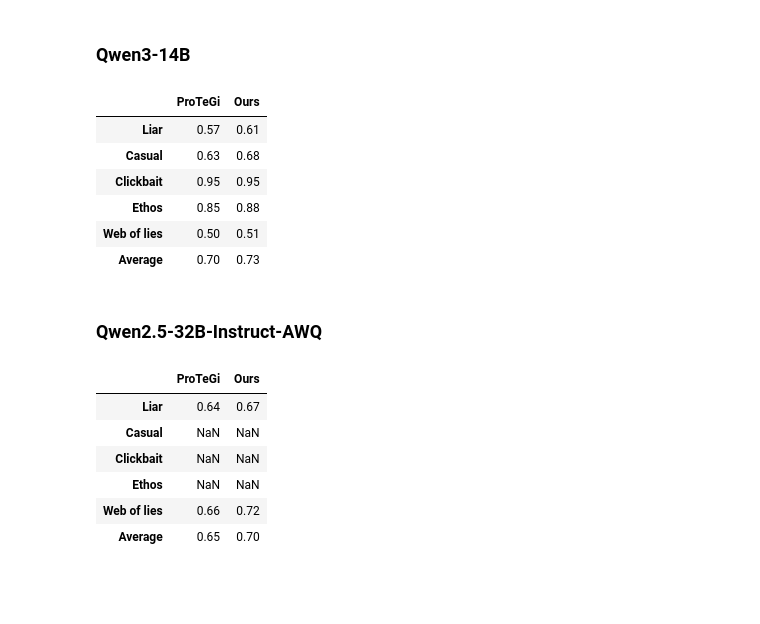
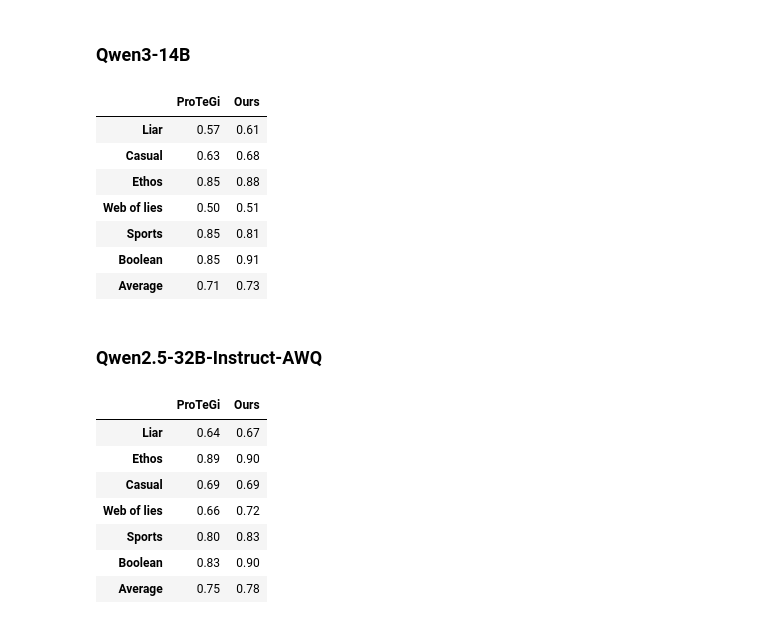
Before and after one commit to viet2005-68/APO, a Jupyter notebook: comparision.ipynb, the cells around one changed output. Drawn from its saved outputs; the diff is of its cells as text; code cells hidden in the pictures; blank space fills up the shorter version.

```diff
--- a/comparision.ipynb
+++ b/comparision.ipynb
@@ -174,19 +184,21 @@ metrics = pd.DataFrame(
         "ProTeGi": [
             mean_liar_protegi.round(2),
             mean_casual_protegi.round(2),
-            mean_clickbait_protegi.round(2),
             mean_ethos_protegi.round(2),
-            mean_web_of_lies_protegi.round(2)
+            mean_web_of_lies_protegi.round(2),
+            mean_sports_understanding_protegi.round(2),
+            mean_boolean_expressions_protegi.round(2)
         ],
         "Ours": [
             mean_liar_ours.round(2),
             mean_casual_ours.round(2),
-            mean_clickbait_ours.round(2),
             mean_ethos_ours.round(2),
-            mean_web_of_lies_ours.round(2)
+            mean_web_of_lies_ours.round(2),
+            mean_sports_understanding_ours.round(2),
+            mean_boolean_expressions_ours.round(2)
         ]
     },
-    index=['Liar', 'Casual', 'Clickbait', 'Ethos', 'Web of lies']
+    index=['Liar', 'Casual', 'Ethos', 'Web of lies', 'Sports', 'Boolean']
 )
 metrics.loc['Average'] = metrics.mean().round(2)
 metrics
@@ -194,10 +206,11 @@ metrics
 |  | ProTeGi | Ours |
 | Liar | 0.57 | 0.61 |
 | Casual | 0.63 | 0.68 |
-| Clickbait | 0.95 | 0.95 |
 | Ethos | 0.85 | 0.88 |
 | Web of lies | 0.50 | 0.51 |
-| Average | 0.70 | 0.73 |
+| Sports | 0.85 | 0.81 |
+| Boolean | 0.85 | 0.91 |
+| Average | 0.71 | 0.73 |
 # %% [markdown]
 ### Qwen2.5-32B-Instruct-AWQ
 # %%
@@ -206,8 +219,8 @@ liar_ours_test_samples = [0.6442516268980477, 0.6963123644251626]
 mean_liar_protegi = np.mean(liar_protegi_test_samples)
 mean_liar_ours = np.mean(liar_ours_test_samples)
 # %%
-casual_protegi_test_samples = []
-casual_ours_test_samples = []
+casual_protegi_test_samples = [0.6814159292035398, 0.6991150442477876]
+casual_ours_test_samples = [0.6637168141592921, 0.7079646017699115]
 mean_casual_protegi = np.mean(casual_protegi_test_samples)
 mean_casual_ours = np.mean(casual_ours_test_samples)
 # %%
@@ -216,8 +229,8 @@ clickbait_ours_test_samples = []
 mean_clickbait_protegi = np.mean(clickbait_protegi_test_samples)
 mean_clickbait_ours = np.mean(clickbait_ours_test_samples)
 # %%
-ethos_protegi_test_samples = []
-ethos_ours_test_samples = []
+ethos_protegi_test_samples = [0.8866666666666667]
+ethos_ours_test_samples = [0.9]
 mean_ethos_protegi = np.mean(ethos_protegi_test_samples)
 mean_ethos_ours = np.mean(ethos_ours_test_samples)
 # %%
@@ -225,33 +238,46 @@ web_of_lies_protegi_test_samples = [0.6333333333333333, 0.6866666666666666]
 web_of_lies_ours_test_samples = [0.7333333333333333, 0.7133333333333334]
 mean_web_of_lies_protegi = np.mean(web_of_lies_protegi_test_samples)
 mean_web_of_lies_ours = np.mean(web_of_lies_ours_test_samples)
+# %%
+sports_understanding_protegi_test_samples = [0.82, 0.78]
+sports_understanding_ours_test_samples = [0.88, 0.7866666666666666]
+mean_sports_understanding_protegi = np.mean(sports_understanding_protegi_test_samples)
+mean_sports_understanding_ours = np.mean(sports_understanding_ours_test_samples)
+# %%
+boolean_expressions_protegi_test_samples = [0.82, 0.84]
+boolean_expressions_ours_test_samples = [0.88, 0.9133333333333333]
+mean_boolean_expressions_protegi = np.mean(boolean_expressions_protegi_test_samples)
+mean_boolean_expressions_ours = np.mean(boolean_expressions_ours_test_samples)
 # %%
 metrics = pd.DataFrame(
     {
         "ProTeGi": [
             mean_liar_protegi.round(2),
+            mean_ethos_protegi.round(2),
             mean_casual_protegi.round(2),
-            mean_clickbait_protegi.round(2),
-            mean_ethos_protegi.round(2),
             mean_web_of_lies_protegi.round(2),
+            mean_sports_understanding_protegi.round(2),
+            mean_boolean_expressions_protegi.round(2)
         ],
         "Ours": [
             mean_liar_ours.round(2),
+            mean_ethos_ours.round(2),
             mean_casual_ours.round(2),
-            mean_clickbait_ours.round(2),
-            mean_ethos_ours.round(2),
-            mean_web_of_lies_ours.round(2)
+            mean_web_of_lies_ours.round(2),
+            mean_sports_understanding_ours.round(2),
+            mean_boolean_expressions_ours.round(2)
         ]
     },
-    index=['Liar', 'Casual', 'Clickbait', 'Ethos', 'Web of lies']
+    index=['Liar', 'Ethos', 'Casual', 'Web of lies', 'Sports', 'Boolean']
 )
 metrics.loc['Average'] = metrics.mean().round(2)
 metrics
 # %% [output]
 |  | ProTeGi | Ours |
 | Liar | 0.64 | 0.67 |
-| Casual | NaN | NaN |
-| Clickbait | NaN | NaN |
-| Ethos | NaN | NaN |
+| Ethos | 0.89 | 0.90 |
+| Casual | 0.69 | 0.69 |
 | Web of lies | 0.66 | 0.72 |
-| Average | 0.65 | 0.70 |
+| Sports | 0.80 | 0.83 |
+| Boolean | 0.83 | 0.90 |
+| Average | 0.75 | 0.78 |
```
Also changed, not shown: parts of 2 cells of this notebook, 2 other files.
